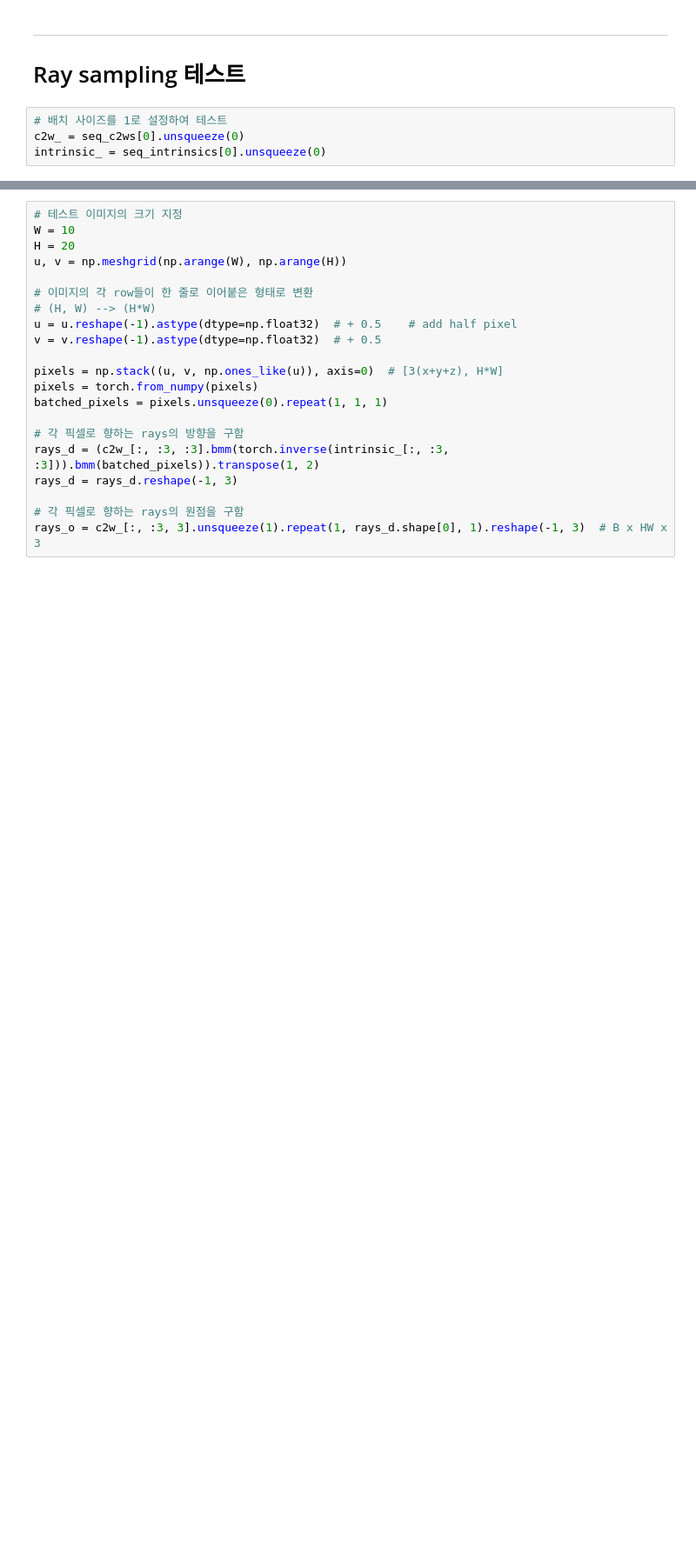
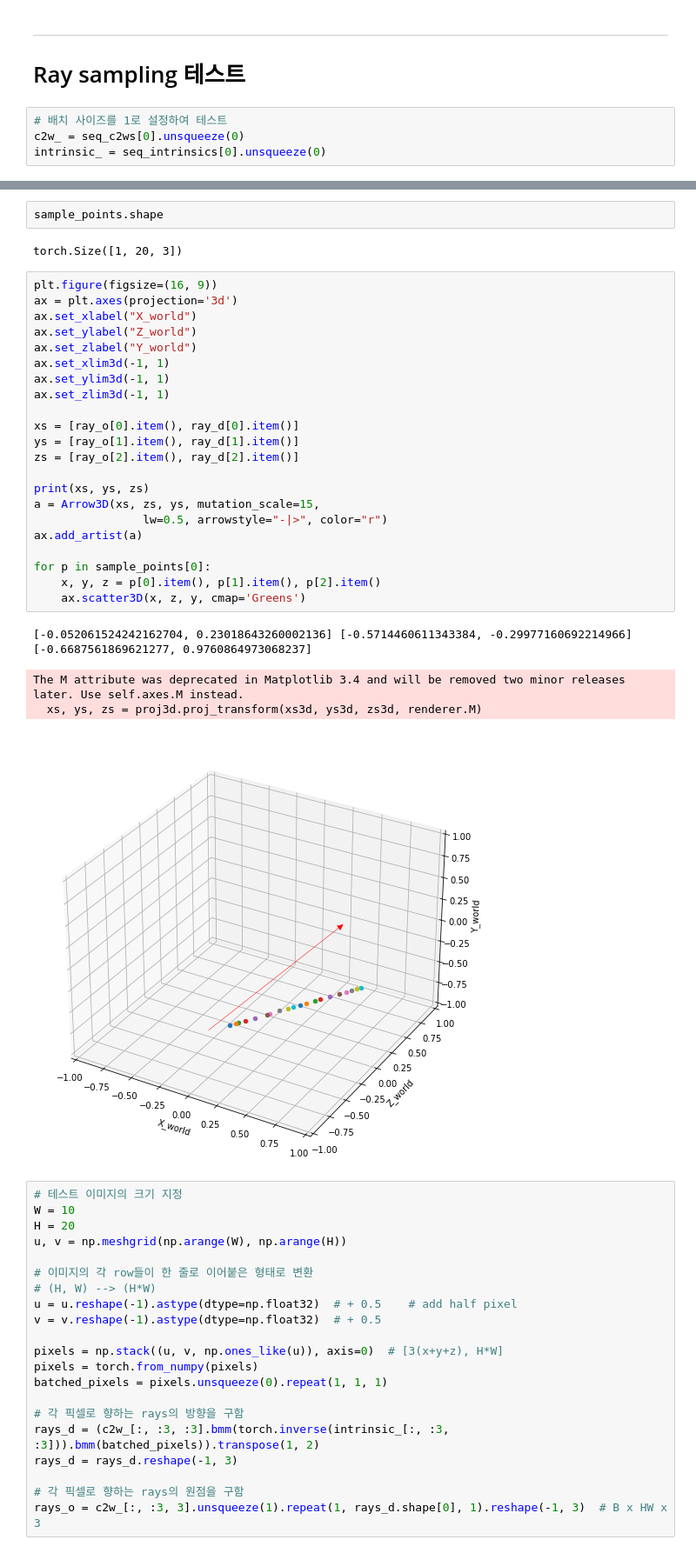
Before and after one commit to nogoing/CameraOptim, a Jupyter notebook: test_notebook.ipynb, the cells around one changed output, grey strips where cells are left out. Shown: that part at 87% size. Saved outputs shown, nothing was run; the diff lists cells and outputs as text; blank space fills up the shorter version.

```diff
--- a/test_notebook.ipynb
+++ b/test_notebook.ipynb
@@ -281,3 +397,34 @@ intrinsic_ = seq_intrinsics[0].unsqueeze(0)
+# %%
+sample_points.shape
+# %% [output]
+torch.Size([1, 20, 3])
+# %%
+plt.figure(figsize=(16, 9))
+ax = plt.axes(projection='3d')
+ax.set_xlabel("X_world")
+ax.set_ylabel("Z_world")
+ax.set_zlabel("Y_world")
+ax.set_xlim3d(-1, 1)
+ax.set_ylim3d(-1, 1)
+ax.set_zlim3d(-1, 1)
+
+xs = [ray_o[0].item(), ray_d[0].item()]
+ys = [ray_o[1].item(), ray_d[1].item()]
+zs = [ray_o[2].item(), ray_d[2].item()]
+
+print(xs, ys, zs)
+a = Arrow3D(xs, zs, ys, mutation_scale=15,
+                lw=0.5, arrowstyle="-|>", color="r")
+ax.add_artist(a)
+
+for p in sample_points[0]:
+    x, y, z = p[0].item(), p[1].item(), p[2].item()
+    ax.scatter3D(x, z, y, cmap='Greens')
+# %% [output]
+[-0.052061524242162704, 0.23018643260002136] [-0.5714460611343384, -0.29977160692214966] [-0.6687561869621277, 0.9760864973068237]
+The M attribute was deprecated in Matplotlib 3.4 and will be removed two minor releases later. Use self.axes.M instead.
+  xs, ys, zs = proj3d.proj_transform(xs3d, ys3d, zs3d, renderer.M)
+[figure, added]
 # %%
 # 테스트 이미지의 크기 지정
 W = 10
```
Also changed, not shown: parts of 20 cells of this notebook, 1 other file.
